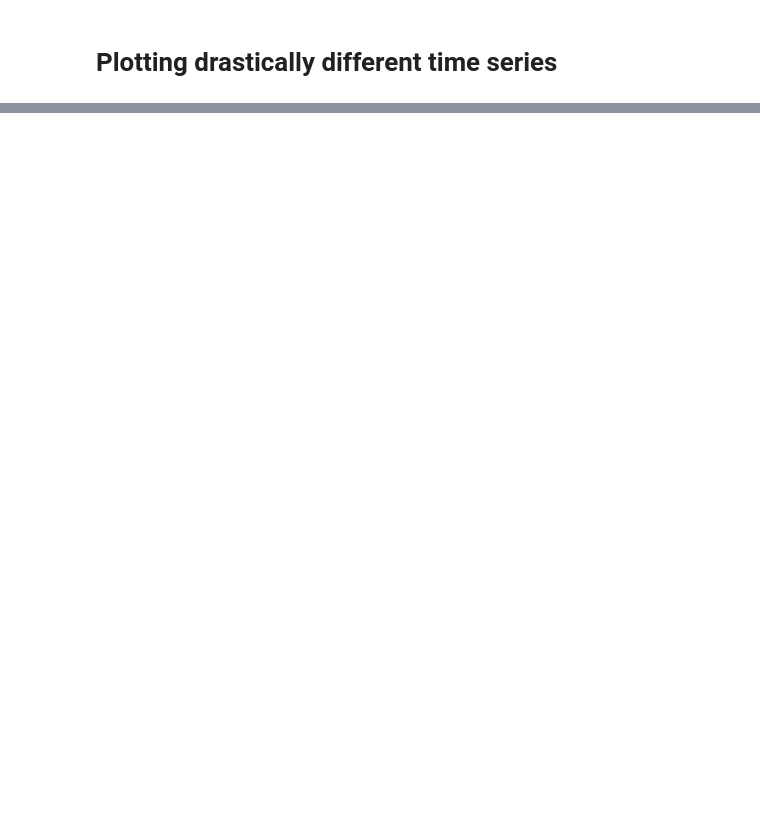
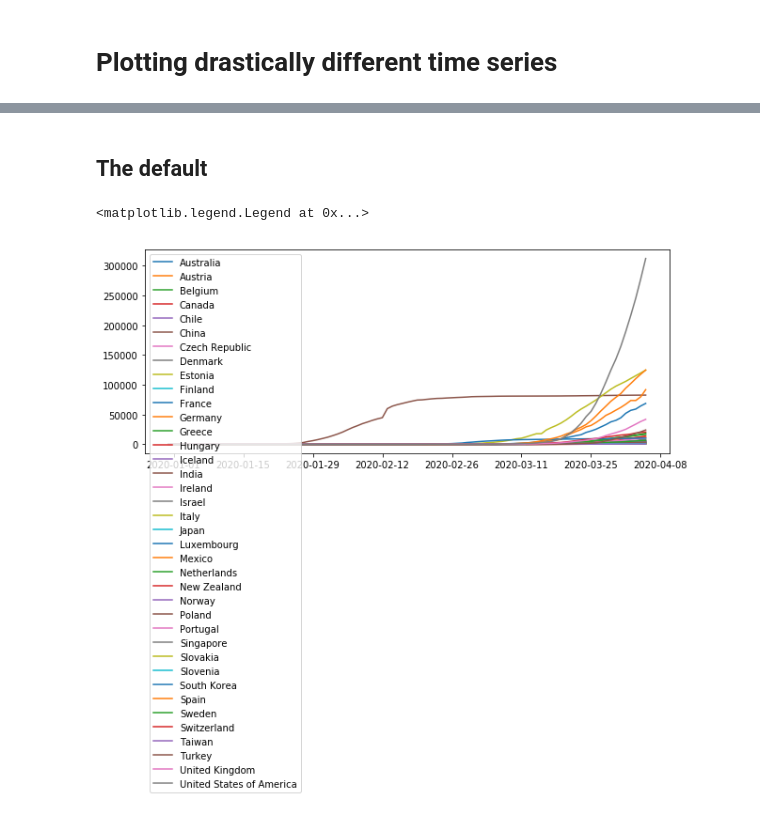
Before and after one commit to bgbg/datascience_dataviz_workshop, a Jupyter notebook: demos/drastically-different-time-series/drastically-different-time-series.ipynb, the cells around one changed output, grey strips where cells are left out. Drawn from its saved outputs; the diff is of its cells as text; code cells hidden in the pictures; blank space fills up the shorter version.

```diff
--- a/demos/drastically-different-time-series/drastically-different-time-series.ipynb
+++ b/demos/drastically-different-time-series/drastically-different-time-series.ipynb
@@ -265,0 +20,8 @@ ipywidgets.interact(follow_a_country, country=df_oecd['Country Name'].unique())
+# %%
+url = 'https://opendata.ecdc.europa.eu/covid19/casedistribution/csv'
+try:
+    df_covid = pd.read_csv(url)
+except:
+    print(f'Failed to download from {url}. Loading from the disk')
+    df_covid = pd.read_csv('../data/covid_cases.csv')
+df_covid.tail()
@@ -265,0 +35,24 @@ ipywidgets.interact(follow_a_country, country=df_oecd['Country Name'].unique())
+# %%
+df_covid['date'] = pd.to_datetime(df_covid.dateRep, dayfirst=True)
+# %%
+countries_of_interest = [
+    # OECD countries + some other countries of interest
+    'AUS', 'AUT', 'BEL', 'CAN', 'CHE', 'CHL', 'CHN', 'CZE', 'DEU', 'DNK',
+    'ESP', 'EST', 'FIN', 'FRA', 'GBR', 'GRC', 'HUN', 'IND', 'IRL', 'ISL',
+    'ISR', 'ITA', 'JPN', 'KOR', 'LUX', 'MEX', 'NLD', 'NOR', 'NZL', 'POL',
+    'PRT', 'SGP', 'SPA', 'SVK', 'SVN', 'SWE', 'TUR', 'TWN', 'USA'
+]
+df_selected = df_covid.loc[
+    df_covid.countryterritoryCode.isin(countries_of_interest)
+].sort_values(
+    ['geoId', 'date']
+).set_index(
+    'countryterritoryCode'
+).rename(columns={
+    'countriesAndTerritories': 'country',
+    'popData2018': 'population'
+}).drop(
+    ['day', 'month', 'year'], axis=1
+)
+df_selected['country'] = df_selected['country'].str.replace('_', ' ')
+df_selected.loc['ISR'].tail()
@@ -265,0 +67,6 @@ ipywidgets.interact(follow_a_country, country=df_oecd['Country Name'].unique())
+# %%
+cumcases = df_selected.groupby('geoId').apply(lambda t: pd.DataFrame({ 'date': t.date, 'cumcases': np.cumsum(t.cases)}))
+df_selected['date1'] = cumcases['date']
+assert (df_selected.date1 == df_selected.date).all()
+df_selected.drop('date1', axis=1, inplace=True)
+df_selected['cumcases'] = cumcases['cumcases']
@@ -265,0 +83,10 @@ ipywidgets.interact(follow_a_country, country=df_oecd['Country Name'].unique())
+# %% [markdown]
+## The default
+# %%
+fig_default, ax = plt.subplots(figsize=(10, 4))
+for country, df in df_selected.groupby('country'):
+    ax.plot(df.date, df.cumcases, '-', label=country)
+ax.legend()
+# %% [output]
+<matplotlib.legend.Legend at 0x...>
+[figure, added]
```
Also changed, not shown: parts of 54 cells of this notebook, 6 other files.
